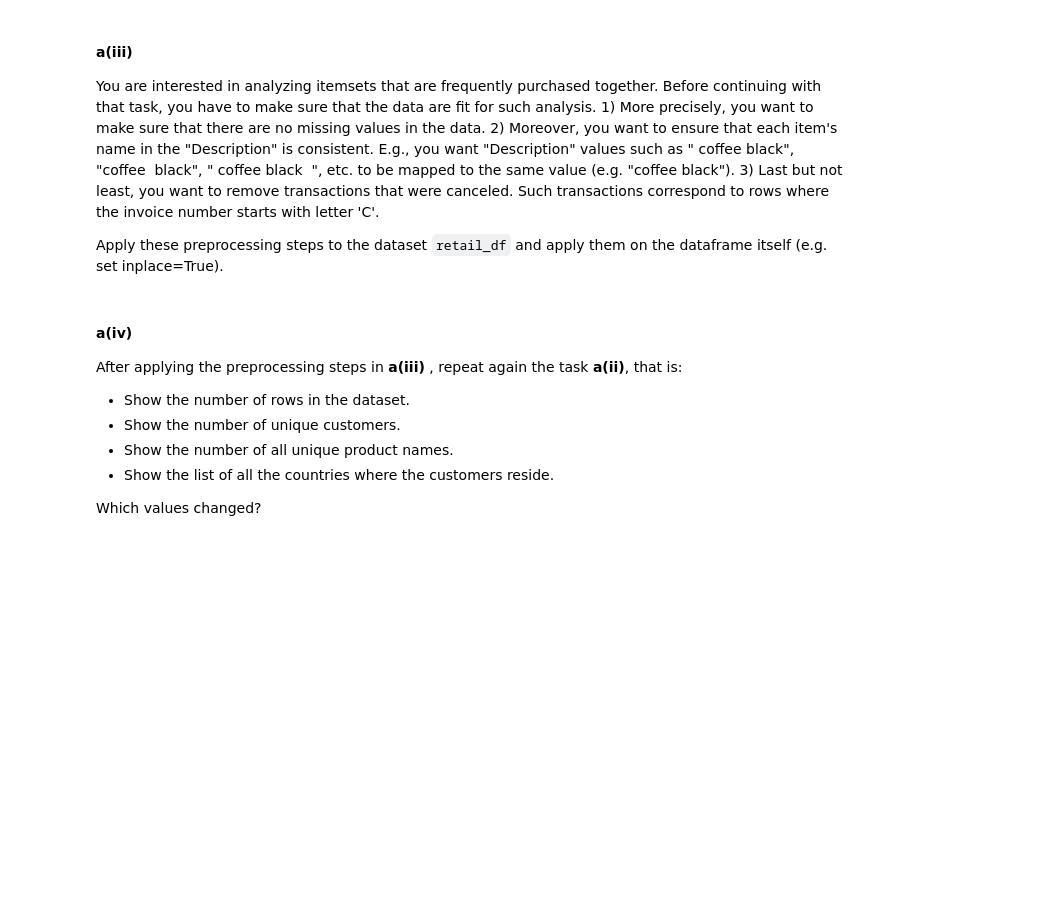
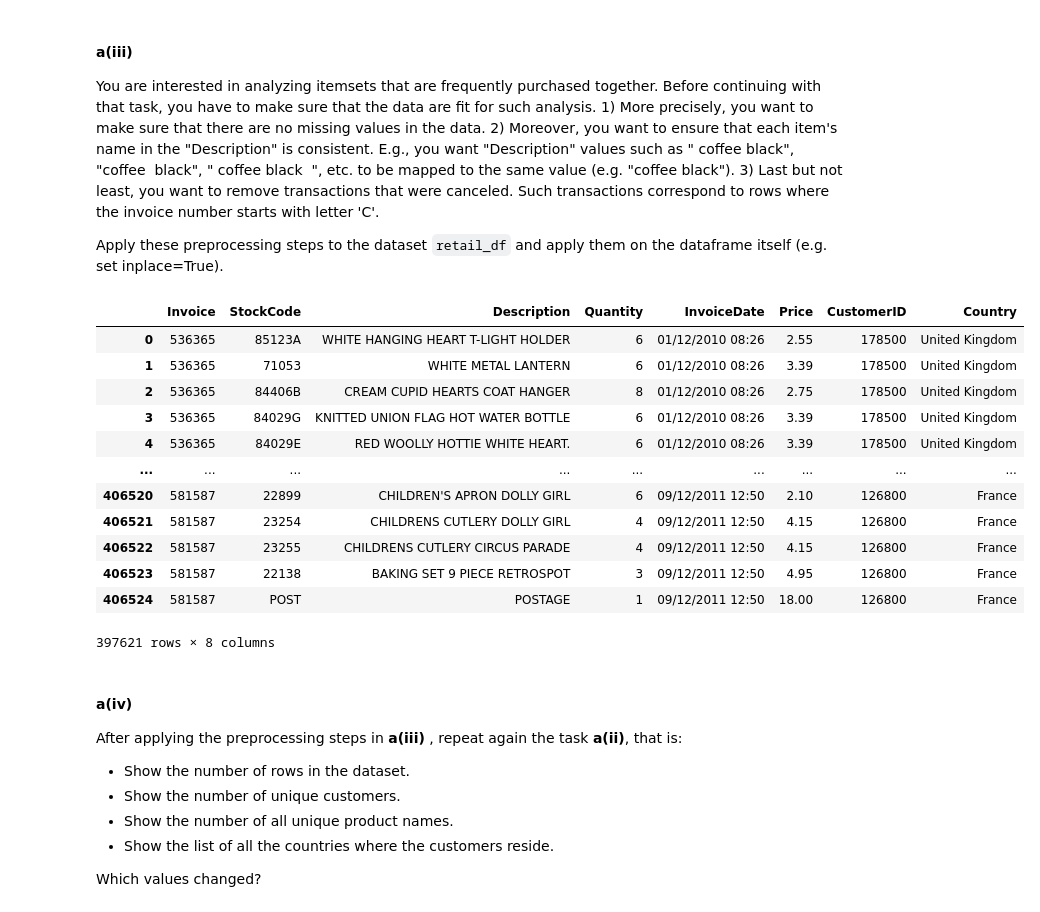
Before and after one commit to drtghosh/intro-to-data-science-assignment, a Jupyter notebook: Assignment2/assignment2.ipynb, the cells around one changed output. Cells and saved outputs as stored; diff of their text form; code cells hidden in the pictures; blank space fills up the shorter version.

```diff
--- a/Assignment2/assignment2.ipynb
+++ b/Assignment2/assignment2.ipynb
@@ -268,3 +268,5 @@ Attribute Information:
 Load the data from `retail.csv` and save it under the variable `retail_df`. Display the first few lines of the dataframe.
 # %%
 # your code
+retail_df = pd.read_csv('./datasets/retail.csv')
+retail_df.head()
@@ -286,6 +315,26 @@ You are interested in analyzing itemsets that are frequently purchased together.
 Apply these preprocessing steps to the dataset `retail_df` and apply them on the dataframe itself (e.g. set inplace=True).
 # %%
 # your code
+
+retail_df.dropna()
+retail_df["Description"] = retail_df["Description"].map(lambda x: ' '.join("{}".format(x).strip().split()))
+retail_df = retail_df[~retail_df['Invoice'].str.startswith('C')]
+# %%
+retail_df
+# %% [output]
+|  | Invoice | StockCode | Description | Quantity | InvoiceDate | Price | CustomerID | Country |
+| 0 | 536365 | 85123A | WHITE HANGING HEART T-LIGHT HOLDER | 6 | 01/12/2010 08:26 | 2.55 | 178500 | United Kingdom |
+| 1 | 536365 | 71053 | WHITE METAL LANTERN | 6 | 01/12/2010 08:26 | 3.39 | 178500 | United Kingdom |
+| 2 | 536365 | 84406B | CREAM CUPID HEARTS COAT HANGER | 8 | 01/12/2010 08:26 | 2.75 | 178500 | United Kingdom |
+| 3 | 536365 | 84029G | KNITTED UNION FLAG HOT WATER BOTTLE | 6 | 01/12/2010 08:26 | 3.39 | 178500 | United Kingdom |
+| 4 | 536365 | 84029E | RED WOOLLY HOTTIE WHITE HEART. | 6 | 01/12/2010 08:26 | 3.39 | 178500 | United Kingdom |
+| ... | ... | ... | ... | ... | ... | ... | ... | ... |
+| 406520 | 581587 | 22899 | CHILDREN'S APRON DOLLY GIRL | 6 | 09/12/2011 12:50 | 2.10 | 126800 | France |
+| 406521 | 581587 | 23254 | CHILDRENS CUTLERY DOLLY GIRL | 4 | 09/12/2011 12:50 | 4.15 | 126800 | France |
+| 406522 | 581587 | 23255 | CHILDRENS CUTLERY CIRCUS PARADE | 4 | 09/12/2011 12:50 | 4.15 | 126800 | France |
+| 406523 | 581587 | 22138 | BAKING SET 9 PIECE RETROSPOT | 3 | 09/12/2011 12:50 | 4.95 | 126800 | France |
+| 406524 | 581587 | POST | POSTAGE | 1 | 09/12/2011 12:50 | 18.00 | 126800 | France |
+397621 rows × 8 columns
 # %% [markdown]
 #### **a(iv)**
 After applying the preprocessing steps in **a(iii)** , repeat again the task **a(ii)**, that is:
```
Also changed, not shown: parts of 13 cells of this notebook, 6 other files.
